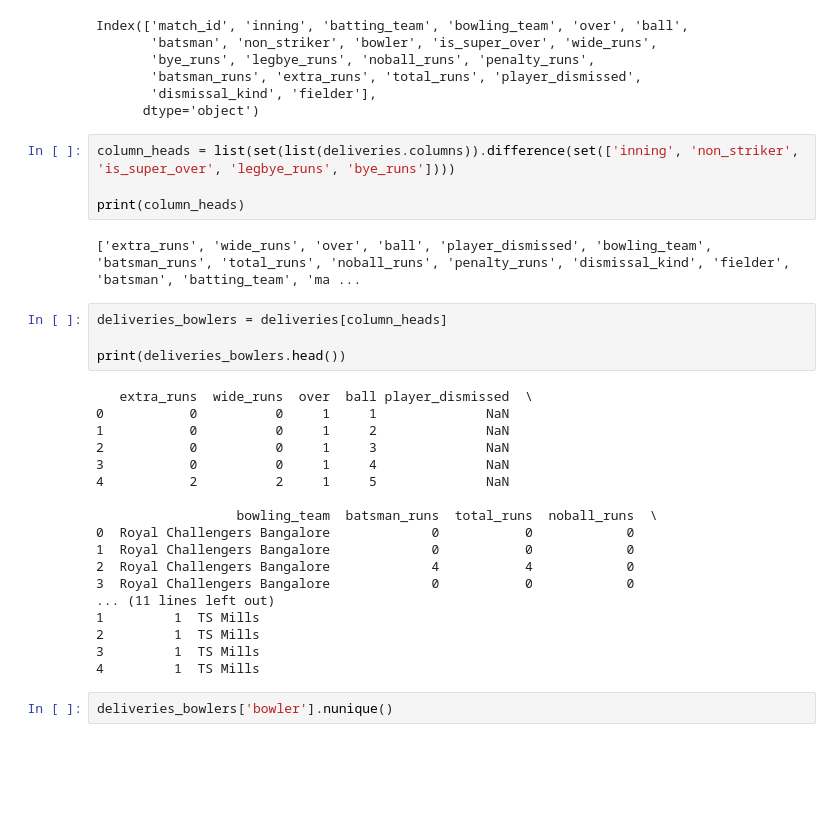
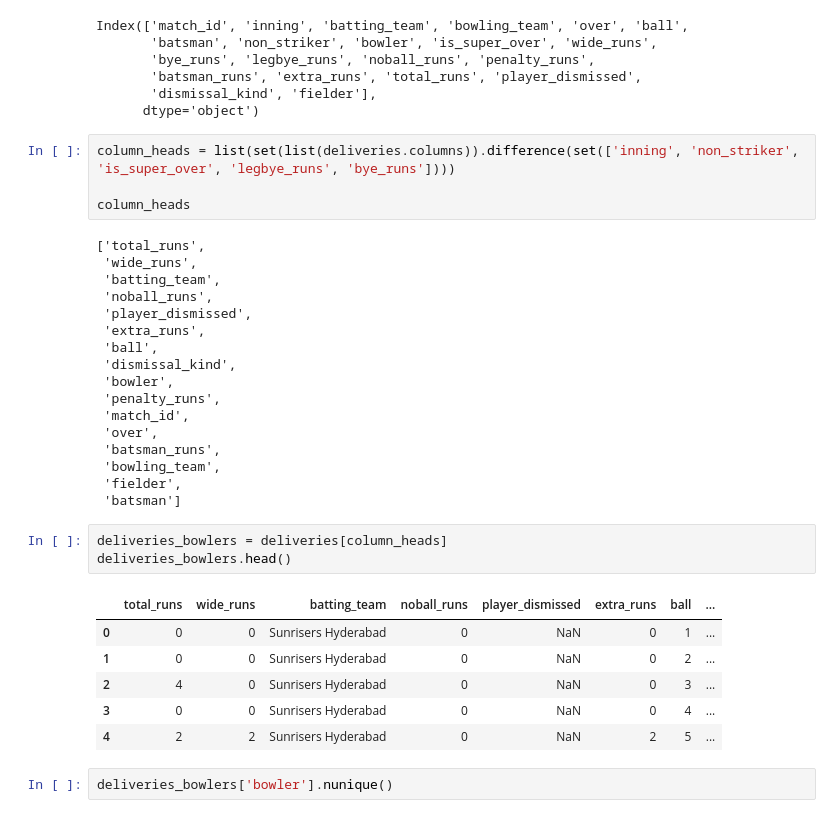
Before and after one commit to BadBoy46/IPLBuzz, a Jupyter notebook: Bowlers.ipynb, the cells around one changed output. Cells and saved outputs as stored; diff of their text form; blank space fills up the shorter version.

```diff
--- a/Bowlers.ipynb
+++ b/Bowlers.ipynb
@@ -29,31 +27,34 @@ Index(['match_id', 'inning', 'batting_team', 'bowling_team', 'over', 'ball',
 # %%
 column_heads = list(set(list(deliveries.columns)).difference(set(['inning', 'non_striker', 'is_super_over', 'legbye_runs', 'bye_runs'])))
 
-print(column_heads)
+column_heads
 # %% [output]
-['extra_runs', 'wide_runs', 'over', 'ball', 'player_dismissed', 'bowling_team', 'batsman_runs', 'total_runs', 'noball_runs', 'penalty_runs', 'dismissal_kind', 'fielder', 'batsman', 'batting_team', 'ma ...
+['total_runs',
+ 'wide_runs',
+ 'batting_team',
+ 'noball_runs',
+ 'player_dismissed',
+ 'extra_runs',
+ 'ball',
+ 'dismissal_kind',
+ 'bowler',
+ 'penalty_runs',
+ 'match_id',
+ 'over',
+ 'batsman_runs',
+ 'bowling_team',
+ 'fielder',
+ 'batsman']
 # %%
 deliveries_bowlers = deliveries[column_heads]
-
-print(deliveries_bowlers.head())
+deliveries_bowlers.head()
 # %% [output]
-   extra_runs  wide_runs  over  ball player_dismissed  \
-0           0          0     1     1              NaN
-1           0          0     1     2              NaN
-2           0          0     1     3              NaN
-3           0          0     1     4              NaN
-4           2          2     1     5              NaN
-
-                  bowling_team  batsman_runs  total_runs  noball_runs  \
-0  Royal Challengers Bangalore             0           0            0
-1  Royal Challengers Bangalore             0           0            0
-2  Royal Challengers Bangalore             4           4            0
-3  Royal Challengers Bangalore             0           0            0
-... (11 lines left out)
-1         1  TS Mills
-2         1  TS Mills
-3         1  TS Mills
-4         1  TS Mills
+|  | total_runs | wide_runs | batting_team | noball_runs | player_dismissed | extra_runs | ball | ... |
+| 0 | 0 | 0 | Sunrisers Hyderabad | 0 | NaN | 0 | 1 | ... |
+| 1 | 0 | 0 | Sunrisers Hyderabad | 0 | NaN | 0 | 2 | ... |
+| 2 | 4 | 0 | Sunrisers Hyderabad | 0 | NaN | 0 | 3 | ... |
+| 3 | 0 | 0 | Sunrisers Hyderabad | 0 | NaN | 0 | 4 | ... |
+| 4 | 2 | 2 | Sunrisers Hyderabad | 0 | NaN | 2 | 5 | ... |
 # %%
 deliveries_bowlers['bowler'].nunique()
 # %% [output]
```
Also changed, not shown: parts of 9 cells of this notebook, 4 other files.
